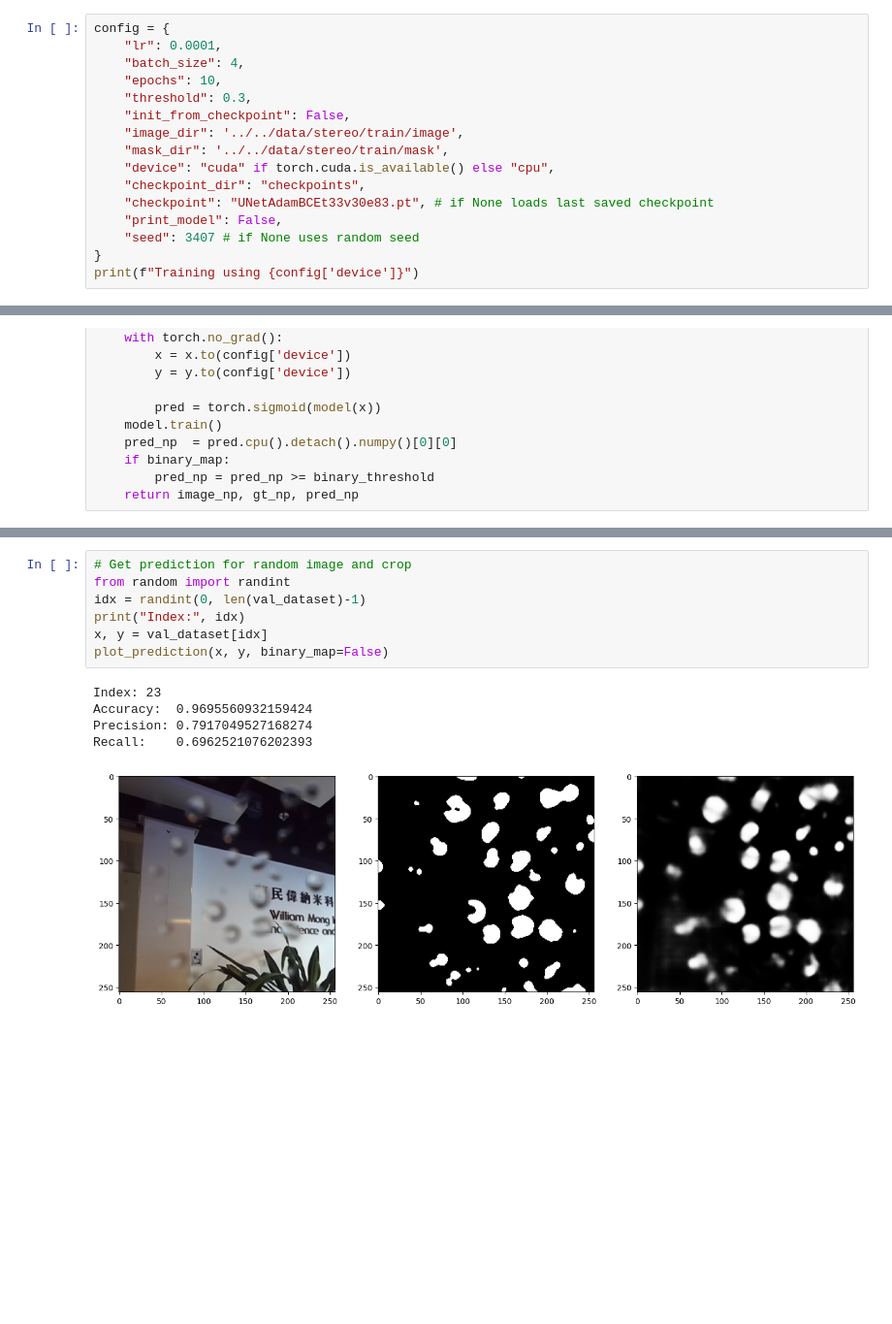
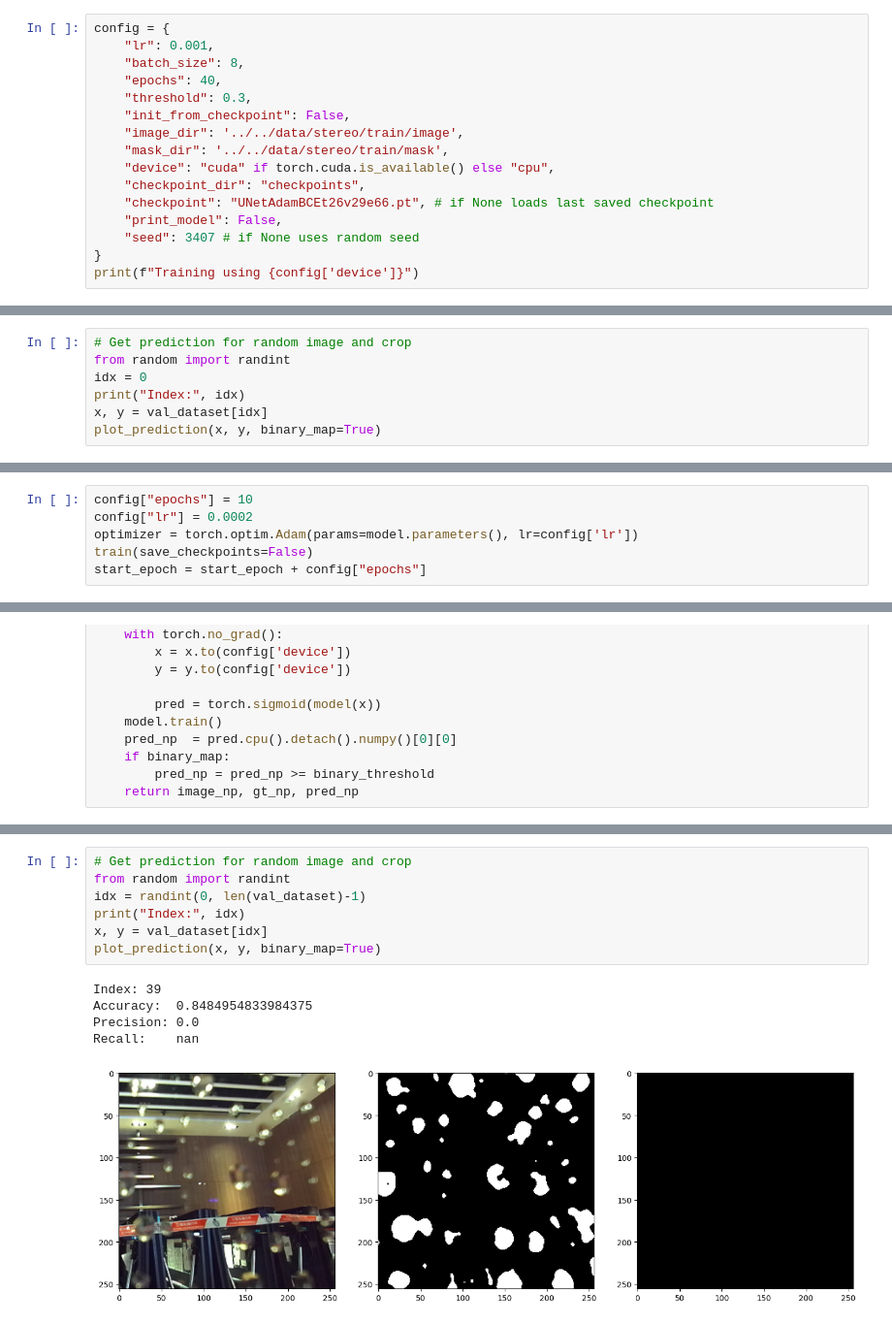
Before and after one commit to KIrillPal/WaterDropDetection, a Jupyter notebook: research/segmentation/train.ipynb, the cells around one changed output, grey strips where cells are left out. Shown at 97% size. Cells and saved outputs as stored; diff of their text form; blank space fills up the shorter version.

```diff
--- a/research/segmentation/train.ipynb
+++ b/research/segmentation/train.ipynb
@@ -6,16 +6,16 @@ from checkpoints import *
 from measures import *
 # %%
 config = {
-    "lr": 0.0001,
-    "batch_size": 4,
-    "epochs": 10,
+    "lr": 0.001,
+    "batch_size": 8,
+    "epochs": 40,
     "threshold": 0.3,
     "init_from_checkpoint": False,
     "image_dir": '../../data/stereo/train/image',
     "mask_dir": '../../data/stereo/train/mask',
     "device": "cuda" if torch.cuda.is_available() else "cpu",
     "checkpoint_dir": "checkpoints",
-    "checkpoint": "UNetAdamBCEt33v30e83.pt", # if None loads last saved checkpoint
+    "checkpoint": "UNetAdamBCEt26v29e66.pt", # if None loads last saved checkpoint
     "print_model": False,
     "seed": 3407 # if None uses random seed
 }
@@ -100,3 +101,10 @@ if config["print_model"]:
     print(layers)
 # %% [output]
 Randomly initiated parameters
+# %%
+# Get prediction for random image and crop
+from random import randint
+idx = 0
+print("Index:", idx)
+x, y = val_dataset[idx]
+plot_prediction(x, y, binary_map=True)
@@ -276,3 +209,9 @@ Progress saved to 'checkpoints/UNetAdamBCEt25v31e69.pt'
+# %%
+config["epochs"] = 10
+config["lr"] = 0.0002
+optimizer = torch.optim.Adam(params=model.parameters(), lr=config['lr'])
+train(save_checkpoints=False)
+start_epoch = start_epoch + config["epochs"]
 # %% [markdown]
 # Estimation
 # %%
@@ -314,13 +258,13 @@ def plot_prediction(x, y, binary_map=True, binary_threshold=0.42):
 # %%
 # Get prediction for random image and crop
 from random import randint
 idx = randint(0, len(val_dataset)-1)
 print("Index:", idx)
 x, y = val_dataset[idx]
-plot_prediction(x, y, binary_map=False)
+plot_prediction(x, y, binary_map=True)
 # %% [output]
-Index: 23
-Accuracy:  0.9695560932159424
-Precision: 0.7917049527168274
-Recall:    0.6962521076202393
+Index: 39
+Accuracy:  0.8484954833984375
+Precision: 0.0
+Recall:    nan
-[figure, old version]
+[figure, new version]
```
Also changed, not shown: parts of 9 cells of this notebook, 2 other files.
